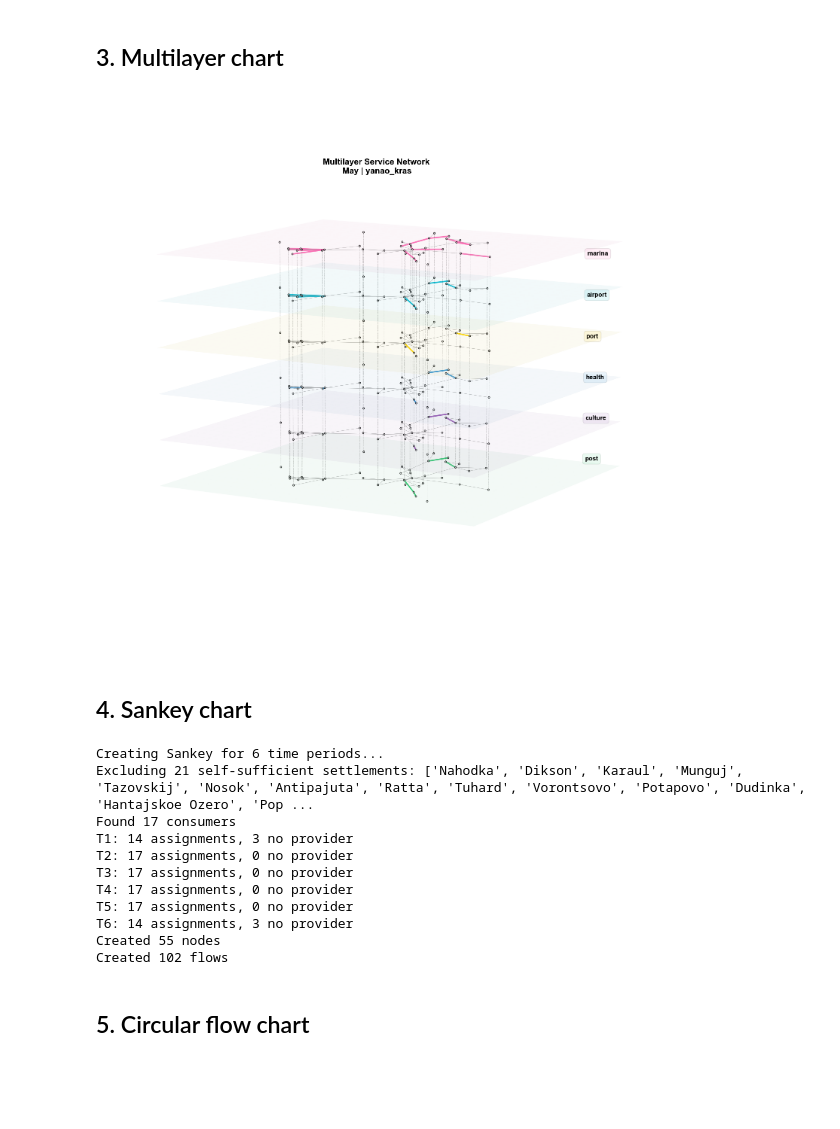
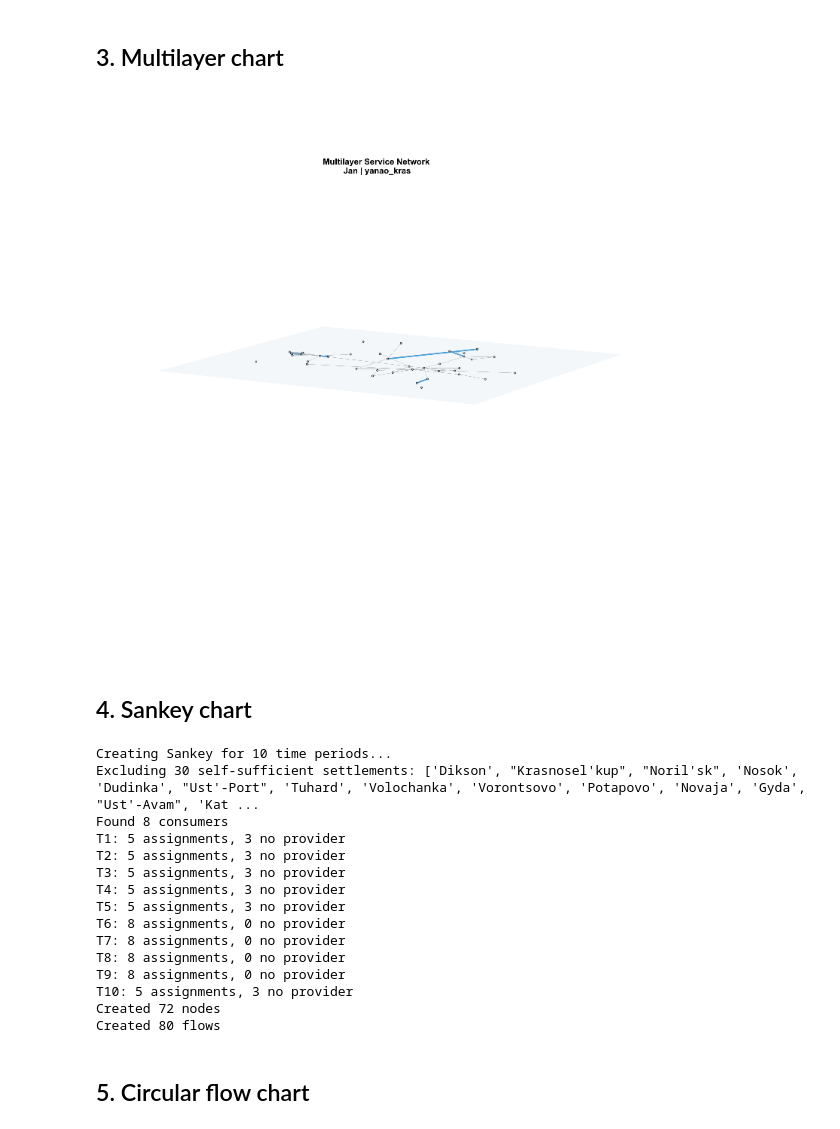
Before and after one commit to GeorgeKontsevik/super-duper-disser, a Jupyter notebook: main.ipynb, the cells around one changed output. Cells and saved outputs as stored; diff of their text form; code cells hidden in the pictures; blank space fills up the shorter version.

```diff
--- a/main.ipynb
+++ b/main.ipynb
@@ -113,7 +115,7 @@ for SETTL_NAME in settl_name_lst:
 
     # Initialize settlement results
     all_results[SETTL_NAME] = {}
-    # service_list
+    service_list = [FLP_SERVICE]
     for SERVICE_NAME in service_list:
         print(" " * 10, SERVICE_NAME, " " * 10)
 
@@ -186,43 +207,47 @@ for SETTL_NAME in settl_name_lst:
 # %% [markdown]
 ## 3. Multilayer chart
 # %%
-month = 4
+month = 0
 
 # Example usage:
 fig = plot_multilayer_network(
     all_results, SETTL_NAME, service_list, month=month, figsize=(15, 30)
 )
 
 
 # time.sleep(2)  # Pause to ensure the plot is rendered before saving
 # plt.savefig(
 #     f"../plots/multilayer_network_{SETTL_NAME}_{month_order[month]}.png",
 #     bbox_inches="tight",
 #     dpi=300,
 # )
 # %% [output]
-[figure, old version]
+[figure, new version]
 # %% [markdown]
 ## 4. Sankey chart
 # %%
 # for service in service_list:
-for service in ["marina"]:
-    month_start = 4
+for service in [FLP_SERVICE]:
+    month_start = 0
     end_month = 10
     graphs = all_results[SETTL_NAME][service]["stats"].graphs[month_start:end_month]
     _ = create_clean_sankey(graphs, service_name=service, month_start=month_start)
 # %% [output]
-Creating Sankey for 6 time periods...
-Excluding 21 self-sufficient settlements: ['Nahodka', 'Dikson', 'Karaul', 'Munguj', 'Tazovskij', 'Nosok', 'Antipajuta', 'Ratta', 'Tuhard', 'Vorontsovo', 'Potapovo', 'Dudinka', 'Hantajskoe Ozero', 'Pop ...
-Found 17 consumers
-T1: 14 assignments, 3 no provider
-T2: 17 assignments, 0 no provider
-T3: 17 assignments, 0 no provider
-T4: 17 assignments, 0 no provider
-T5: 17 assignments, 0 no provider
-T6: 14 assignments, 3 no provider
-Created 55 nodes
-Created 102 flows
+Creating Sankey for 10 time periods...
+Excluding 30 self-sufficient settlements: ['Dikson', "Krasnosel'kup", "Noril'sk", 'Nosok', 'Dudinka', "Ust'-Port", 'Tuhard', 'Volochanka', 'Vorontsovo', 'Potapovo', 'Novaja', 'Gyda', "Ust'-Avam", 'Kat ...
+Found 8 consumers
+T1: 5 assignments, 3 no provider
+T2: 5 assignments, 3 no provider
+T3: 5 assignments, 3 no provider
+T4: 5 assignments, 3 no provider
+T5: 5 assignments, 3 no provider
+T6: 8 assignments, 0 no provider
+T7: 8 assignments, 0 no provider
+T8: 8 assignments, 0 no provider
+T9: 8 assignments, 0 no provider
+T10: 5 assignments, 3 no provider
+Created 72 nodes
+Created 80 flows
 # %% [markdown]
 ## 5. Circular flow chart
 # %%
```
Also changed, not shown: parts of 22 cells of this notebook, 12 other files.
